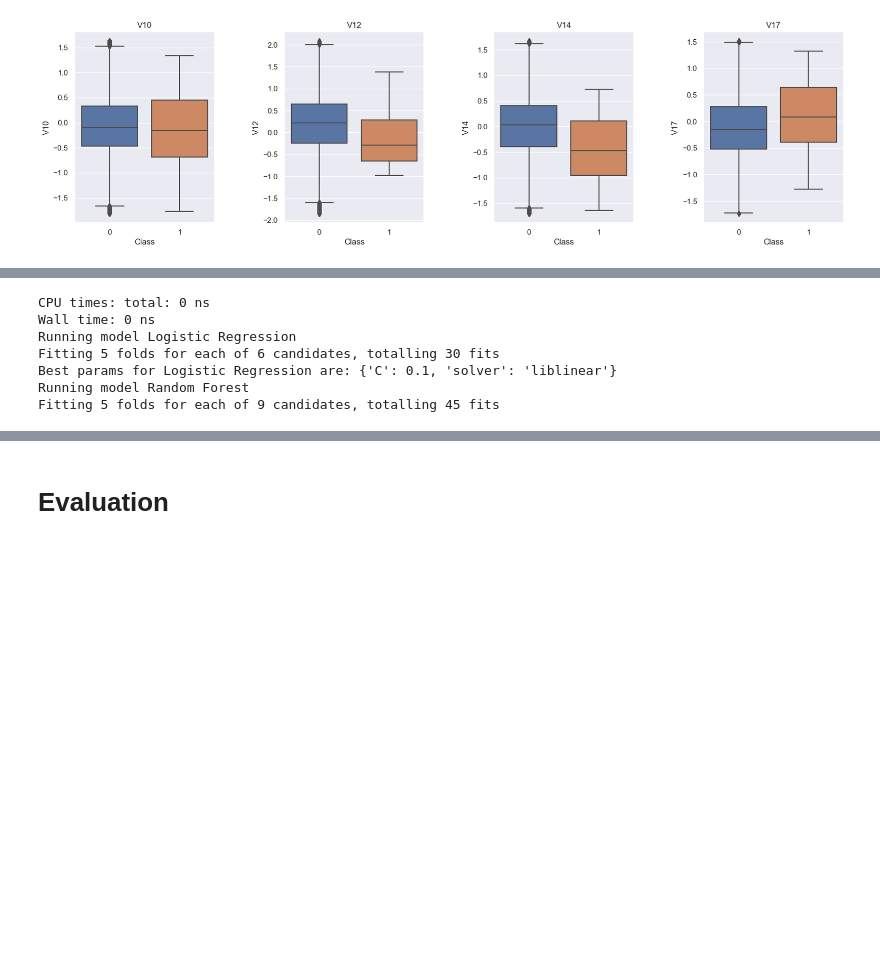
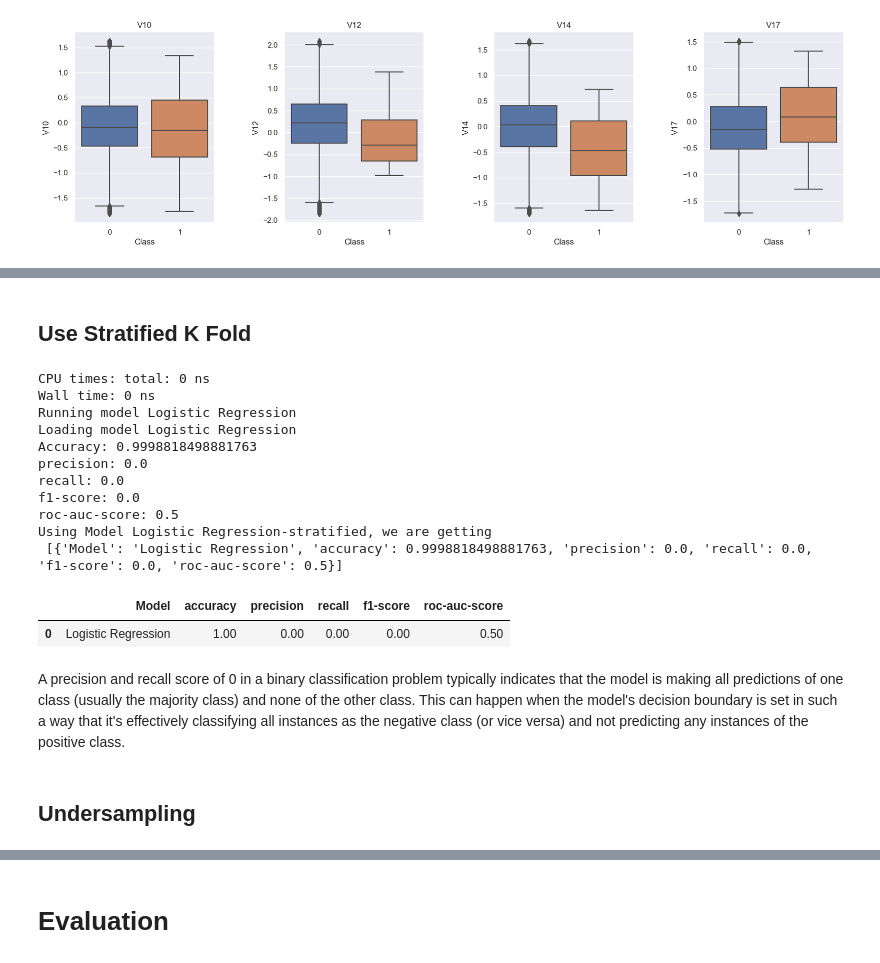
Before and after one commit to RatishMoondra/CreditCardFraudDetection, a Jupyter notebook: CreditCardFraudDetection.ipynb, the cells around one changed output, grey strips where cells are left out. Drawn from its saved outputs; the diff is of its cells as text; code cells hidden in the pictures; blank space fills up the shorter version.

```diff
--- a/CreditCardFraudDetection.ipynb
+++ b/CreditCardFraudDetection.ipynb
@@ -334,14 +364,17 @@ param_grids = {
         "contamination": [0.01, 0.05, 0.1],
     }
 }
+# %% [markdown]
+## Use Stratified K Fold
 # %%
 %time
 # Use Stratified K Fold and run a regression model
-
 skf = StratifiedKFold(n_splits=5, random_state=42, shuffle=True)
 
 X = df.drop(['Class'], axis=1)
 y = df['Class']
+
+# Initiaize a data frame to record all observations
 
 df_accuracy = pd.DataFrame(columns=['Model', 'accuracy', 'precision', 'recall', 'f1-score','roc-auc-score'])
 accuracy_list = []  # Initialize df_stats as an empty list
@@ -352,43 +385,57 @@ for model_name, model in models.items():
 
     if os.path.exists(f"models/best_model_{model_name}.pkl"):
         print(f"Loading model {model_name}")
         best_model = pickle.load(open(f"models/best_model_{model_name}.pkl", "rb"))
     else:
-        grid_search = GridSearchCV(estimator=model, param_grid=param_grids[model_name], cv=skf, scoring='accuracy', verbose=True)
-        grid_search.fit(X, y)
-        best_model = grid_search.best_estimator_
-        best_params = grid_search.best_params_
+        if RUN_GRID_SEARCH_CV:  # Need powerful machines to run this in defined timeframe
+            grid_search = GridSearchCV(estimator=model, param_grid=param_grids[model_name], cv=skf, scoring='accuracy', verbose=True)
+            grid_search.fit(X, y)
+            best_model = grid_search.best_estimator_
+            best_params = grid_search.best_params_
+            print(f"Best params for {model_name} are: {best_params}")
+        else:
+            best_model = model
 
         pickle.dump(best_model, open(f"models/best_model_{model_name}.pkl", "wb"))
-
-        print(f"Best params for {model_name} are: {best_params}")
 
     accuracy_scores = cross_val_score(best_model, X, y, cv=skf, scoring="accuracy")
     cross_val_predictions = cross_val_predict(best_model, X, y, cv=skf)
 
     precision = precision_score(y, cross_val_predictions)
     recall = recall_score(y, cross_val_predictions)
     f1 = f1_score(y, cross_val_predictions)
     accuracy = accuracy_score(y, cross_val_predictions)
     roc_auc = roc_auc_score(y, cross_val_predictions)
 
+    print(f"Accuracy: {accuracy_scores.mean()}\r\nprecision: {precision}\r\nrecall: {recall}\r\nf1-score: {f1}\r\nroc-auc-score: {roc_auc}")
+
     accuracy_list.append({"Model" : model_name,
-                        "accuracy" : accuracy.mean(),
+                        "accuracy" : accuracy_scores.mean(),
                         "precision" : precision,
                         "recall" : recall,
                         "f1-score" : f1,
                         "roc-auc-score" : roc_auc})
-
+    print(f"Using Model {model_name}-stratified, we are getting \n {accuracy_list}")
 
 df_accuracy = pd.DataFrame(accuracy_list)
 
 df_accuracy
 # %% [output]
 CPU times: total: 0 ns
 Wall time: 0 ns
 Running model Logistic Regression
-Fitting 5 folds for each of 6 candidates, totalling 30 fits
-Best params for Logistic Regression are: {'C': 0.1, 'solver': 'liblinear'}
-Running model Random Forest
-Fitting 5 folds for each of 9 candidates, totalling 45 fits
+Loading model Logistic Regression
+Accuracy: 0.9998818498881763
+precision: 0.0
+recall: 0.0
+f1-score: 0.0
+roc-auc-score: 0.5
+Using Model Logistic Regression-stratified, we are getting
+ [{'Model': 'Logistic Regression', 'accuracy': 0.9998818498881763, 'precision': 0.0, 'recall': 0.0, 'f1-score': 0.0, 'roc-auc-score': 0.5}]
+|  | Model | accuracy | precision | recall | f1-score | roc-auc-score |
+| 0 | Logistic Regression | 1.00 | 0.00 | 0.00 | 0.00 | 0.50 |
+# %% [markdown]
+A precision and recall score of 0 in a binary classification problem typically indicates that the model is making all predictions of one class (usually the majority class) and none of the other class. This can happen when the model's decision boundary is set in such a way that it's effectively classifying all instances as the negative class (or vice versa) and not predicting any instances of the positive class.
+# %% [markdown]
+## Undersampling
 # %%
```
Also changed, not shown: parts of 38 cells of this notebook.
